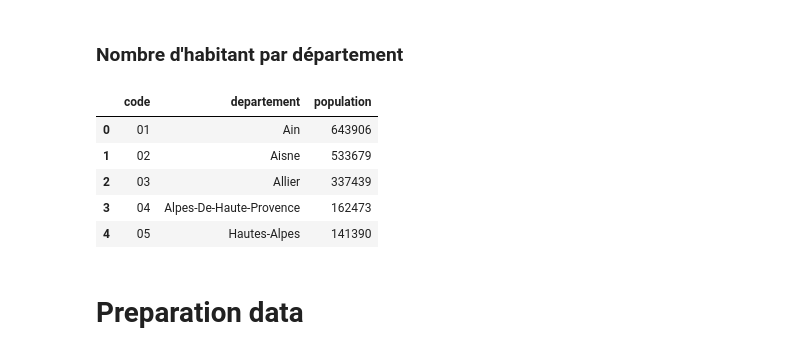
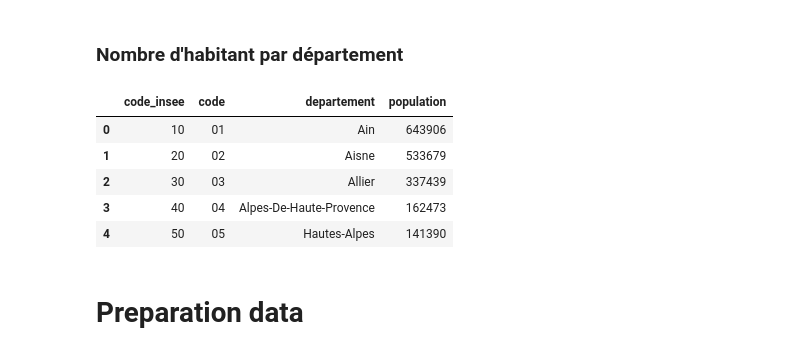
Before and after one commit to TheoSimier/Visualisation-des-accidents-routiers-en-France, a Jupyter notebook: preparation_des_donnees.ipynb, the cells around one changed output. Cells and saved outputs as stored; diff of their text form; code cells hidden in the pictures.

```diff
--- a/preparation_des_donnees.ipynb
+++ b/preparation_des_donnees.ipynb
@@ -103,15 +94,15 @@ df_insee.head(1)
 # %% [markdown]
 ### Nombre d'habitant par département
 # %%
-df_habitant = pd.read_excel('estimation population 2017.xls')
+df_habitant = pd.read_excel('estimation-population-2017.xls')
 df_habitant.head()
 # %% [output]
-|  | code | departement | population |
-| 0 | 01 | Ain | 643906 |
-| 1 | 02 | Aisne | 533679 |
-| 2 | 03 | Allier | 337439 |
-| 3 | 04 | Alpes-De-Haute-Provence | 162473 |
-| 4 | 05 | Hautes-Alpes | 141390 |
+|  | code_insee | code | departement | population |
+| 0 | 10 | 01 | Ain | 643906 |
+| 1 | 20 | 02 | Aisne | 533679 |
+| 2 | 30 | 03 | Allier | 337439 |
+| 3 | 40 | 04 | Alpes-De-Haute-Provence | 162473 |
+| 4 | 50 | 05 | Hautes-Alpes | 141390 |
 # %% [markdown]
 # Preparation data
 # %% [markdown]
```
Also changed, not shown: parts of 47 cells of this notebook, 7 other files.
